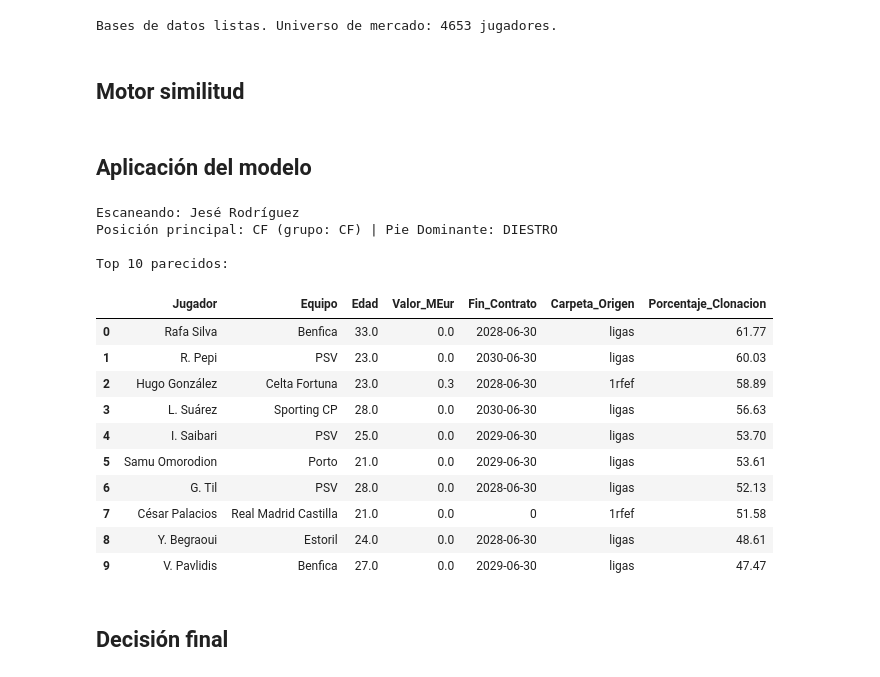
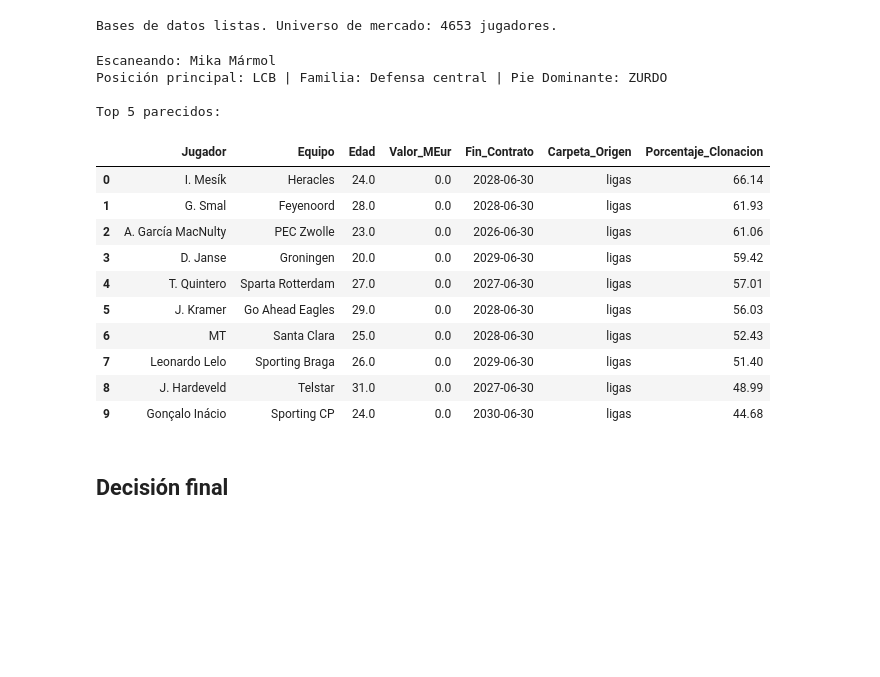
Before and after one commit to alsuaarez/TFM, a Jupyter notebook: src/scouting/buscador_similitud.ipynb, the cells around one changed output. Drawn from its saved outputs; the diff is of its cells as text; code cells hidden in the pictures; blank space fills up the shorter version.

```diff
--- a/src/scouting/buscador_similitud.ipynb
+++ b/src/scouting/buscador_similitud.ipynb
@@ -82,5 +97,3 @@ df_udlp['Pie_Normalizado'] = df_udlp['Pie'].apply(normalizar_pie)
 print(f"Bases de datos listas. Universo de mercado: {len(df_mercado)} jugadores.")
 # %% [output]
 Bases de datos listas. Universo de mercado: 4653 jugadores.
-# %% [markdown]
-## Motor similitud
@@ -101,42 +101,37 @@ def obtener_patron_posicion(posicion_codigo, grupos=GRUPOS_POSICION):
 def buscar_clon_estadistico(nombre_jugador, df_equipo, df_global, metricas, estricto_pie=True):
     """
     Busca al jugador más similar en la base de datos global utilizando Similitud del Coseno.
-    Filtra el mercado por familia de posición (no por código exacto de Wyscout) y,
-    si procede, por pie dominante, relajando este último filtro si no deja candidatos.
     """
-    # Aislar al jugador objetivo (Target)
+    # Aislar al jugador objetivo
     target = df_equipo[df_equipo['Jugador'].str.contains(nombre_jugador, case=False, na=False)]
     if target.empty:
         print(f"Error: No se ha encontrado a '{nombre_jugador}' en la plantilla de la UDLP.")
         return pd.DataFrame()
 
-    # Extraemos sus metadatos vitales
+    # Extraer sus metadatos vitales
     target = target.iloc[0]
-    posiciones_target = [p.strip() for p in str(target['Posicion']).split(',')]  # Ej: ['LW', 'LAMF']
-    posicion_principal = posiciones_target[0]  # Cogemos su rol principal para buscar clones
+    posiciones_target = [p.strip() for p in target['Posicion'].split(',')]
+    posicion_principal = posiciones_target[0]
     pie_target = target['Pie_Normalizado']
 
-    patron_posicion = obtener_patron_posicion(posicion_principal)
+    # Traducir el código individual a su familia posicional
+    # para no perder candidatos válidos por buscar coincidencia
+    # exacta de código en vez de por familia.
+    regex_familia, nombre_familia = obtener_familia_posicion(posicion_principal)
 
     print(f"Escaneando: {target['Jugador']}")
-    print(f"Posición principal: {posicion_principal} (grupo: {patron_posicion}) | Pie Dominante: {pie_target.upper()}")
+    print(f"Posición principal: {posicion_principal} | Familia: {nombre_familia} | Pie dominante: {pie_target.upper()}")
 
-    # Filtrar el mercado por familia de posición
-    mask_posicion = df_global['Posicion'].str.contains(patron_posicion, case=False, na=False, regex=True)
+    # Filtrar el mercado por familia de posición y por pie
+    mask_posicion = df_global['Posicion'].str.contains(regex_familia, case=False, na=False)
     df_filtrado = df_global[mask_posicion].copy()
 
+    if estricto_pie and pie_target != 'desconocido':
+        df_filtrado = df_filtrado[df_filtrado['Pie_Normalizado'] == pie_target]
+
     if df_filtrado.empty:
-        print("No hay jugadores en el mercado viable que cumplan la familia de posición.")
+        print("No hay jugadores en el mercado viable que cumplan la posición y el pie.")
         return pd.DataFrame()
-
-    # Filtrar por pie, con fallback si el filtro estricto deja el mercado vacío
-    if estricto_pie and pie_target != 'desconocido':
-        df_mismo_pie = df_filtrado[df_filtrado['Pie_Normalizado'] == pie_target]
-        if df_mismo_pie.empty:
-            print(f"Aviso: no hay candidatos con pie '{pie_target}' en esta familia de posición; "
-                  f"se amplía la búsqueda a todos los pies.")
-        else:
-            df_filtrado = df_mismo_pie
 
     # Preparar vectores matemáticos para el algoritmo
     df_modelo = pd.concat([pd.DataFrame([target]), df_filtrado]).reset_index(drop=True)
@@ -145,11 +140,11 @@ def buscar_clon_estadistico(nombre_jugador, df_equipo, df_global, metricas, estr
     metricas_validas = [m for m in metricas if m in df_modelo.columns]
     X = df_modelo[metricas_validas].astype(float)
 
-    # Escalar los datos (Z-Score)
+    # Escalar los datos
     scaler = StandardScaler()
     X_scaled = scaler.fit_transform(X)
 
-    # Calcular Similitud del Coseno
+    # Calcular similitud del coseno
     vector_target = X_scaled[0].reshape(1, -1)
     similitudes = cosine_similarity(vector_target, X_scaled)[0]
 
@@ -158,42 +153,39 @@ def buscar_clon_estadistico(nombre_jugador, df_equipo, df_global, metricas, estr
 
     # Formatear la salida ejecutiva
     cols_visuales = ['Jugador', 'Equipo', 'Edad', 'Valor_MEur', 'Fin_Contrato', 'Carpeta_Origen', 'Porcentaje_Clonacion']
-    cols_visuales = [c for c in cols_visuales if c in df_filtrado.columns]
 
     return df_filtrado.sort_values('Porcentaje_Clonacion', ascending=False)[cols_visuales].head(10).reset_index(drop=True)
-# %% [markdown]
-## Aplicación del modelo
 # %%
 # Escribe aquí el nombre del jugador de la plantilla 25/26 que quieras buscar
-JUGADOR_A_SUSTITUIR = "Jesé"
+JUGADOR_A_SUSTITUIR = "Mika Mármol"
 
 # Búsqueda
 clones = buscar_clon_estadistico(
     nombre_jugador=JUGADOR_A_SUSTITUIR,
     df_equipo=df_udlp,
     df_global=df_mercado,
     metricas=METRICAS_SIMILITUD,
     estricto_pie=True
 )
 
 if not clones.empty:
-    print(f"\nTop 10 parecidos:")
+    print(f"\nTop 5 parecidos:")
     display(clones)
 # %% [output]
-Escaneando: Jesé Rodríguez
-Posición principal: CF (grupo: CF) | Pie Dominante: DIESTRO
+Escaneando: Mika Mármol
+Posición principal: LCB | Familia: Defensa central | Pie Dominante: ZURDO
 
-Top 10 parecidos:
+Top 5 parecidos:
 |  | Jugador | Equipo | Edad | Valor_MEur | Fin_Contrato | Carpeta_Origen | Porcentaje_Clonacion |
-| 0 | Rafa Silva | Benfica | 33.0 | 0.0 | 2028-06-30 | ligas | 61.77 |
-| 1 | R. Pepi | PSV | 23.0 | 0.0 | 2030-06-30 | ligas | 60.03 |
-| 2 | Hugo González | Celta Fortuna | 23.0 | 0.3 | 2028-06-30 | 1rfef | 58.89 |
-| 3 | L. Suárez | Sporting CP | 28.0 | 0.0 | 2030-06-30 | ligas | 56.63 |
-| 4 | I. Saibari | PSV | 25.0 | 0.0 | 2029-06-30 | ligas | 53.70 |
-| 5 | Samu Omorodion | Porto | 21.0 | 0.0 | 2029-06-30 | ligas | 53.61 |
-| 6 | G. Til | PSV | 28.0 | 0.0 | 2028-06-30 | ligas | 52.13 |
-| 7 | César Palacios | Real Madrid Castilla | 21.0 | 0.0 | 0 | 1rfef | 51.58 |
-| 8 | Y. Begraoui | Estoril | 24.0 | 0.0 | 2028-06-30 | ligas | 48.61 |
-| 9 | V. Pavlidis | Benfica | 27.0 | 0.0 | 2029-06-30 | ligas | 47.47 |
+| 0 | I. Mesík | Heracles | 24.0 | 0.0 | 2028-06-30 | ligas | 66.14 |
+| 1 | G. Smal | Feyenoord | 28.0 | 0.0 | 2028-06-30 | ligas | 61.93 |
+| 2 | A. García MacNulty | PEC Zwolle | 23.0 | 0.0 | 2026-06-30 | ligas | 61.06 |
+| 3 | D. Janse | Groningen | 20.0 | 0.0 | 2029-06-30 | ligas | 59.42 |
+| 4 | T. Quintero | Sparta Rotterdam | 27.0 | 0.0 | 2027-06-30 | ligas | 57.01 |
+| 5 | J. Kramer | Go Ahead Eagles | 29.0 | 0.0 | 2028-06-30 | ligas | 56.03 |
+| 6 | MT | Santa Clara | 25.0 | 0.0 | 2028-06-30 | ligas | 52.43 |
+| 7 | Leonardo Lelo | Sporting Braga | 26.0 | 0.0 | 2029-06-30 | ligas | 51.40 |
+| 8 | J. Hardeveld | Telstar | 31.0 | 0.0 | 2027-06-30 | ligas | 48.99 |
+| 9 | Gonçalo Inácio | Sporting CP | 24.0 | 0.0 | 2030-06-30 | ligas | 44.68 |
 # %% [markdown]
 ## Decisión final
```
Also changed, not shown: parts of 7 cells of this notebook, 12 other files.
